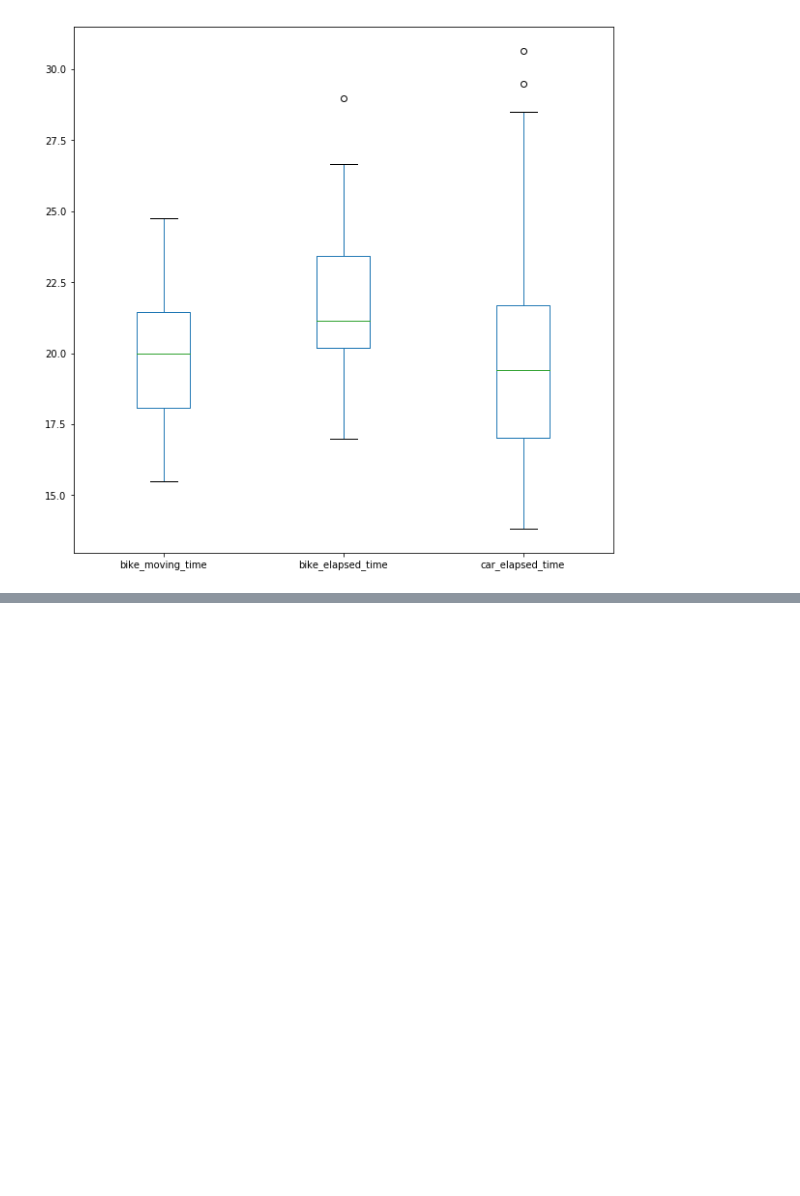
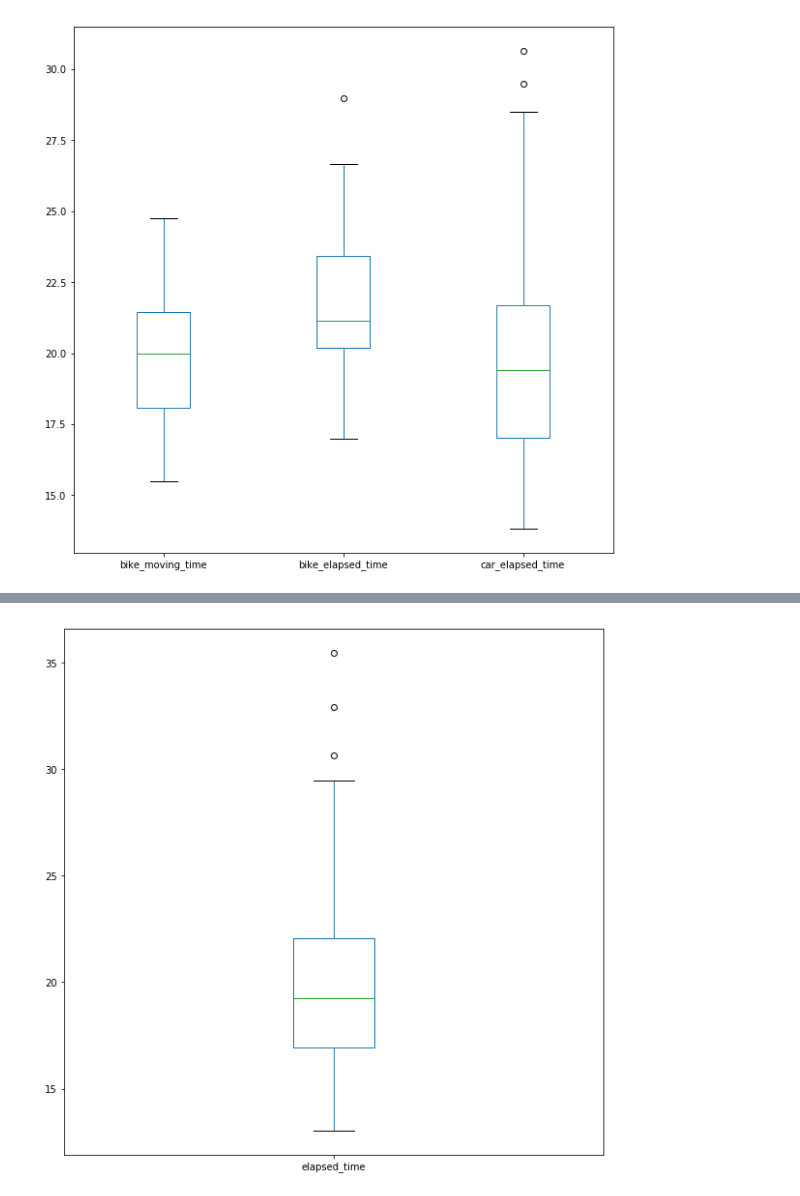
Before and after one commit to gtcooke94/commute_analysis, a Jupyter notebook: analysis.ipynb, the cells around one changed output, grey strips where cells are left out. Cells and saved outputs as stored; diff of their text form; code cells hidden in the pictures; blank space fills up the shorter version.

```diff
--- a/analysis.ipynb
+++ b/analysis.ipynb
@@ -168,6 +206,6 @@ plt.show()
 [figure]
 # %%
 to_plot_car = prepare_for_plotting(drive_evening)
-to_plot['elapsed_time'].plot.box()
+to_plot_car['elapsed_time'].plot.box()
 plt.show()
 # %% [output]
@@ -174,0 +212 @@ KeyError: 'elapsed_time'
+[figure, added]
```
Also changed, not shown: parts of 17 cells of this notebook.
